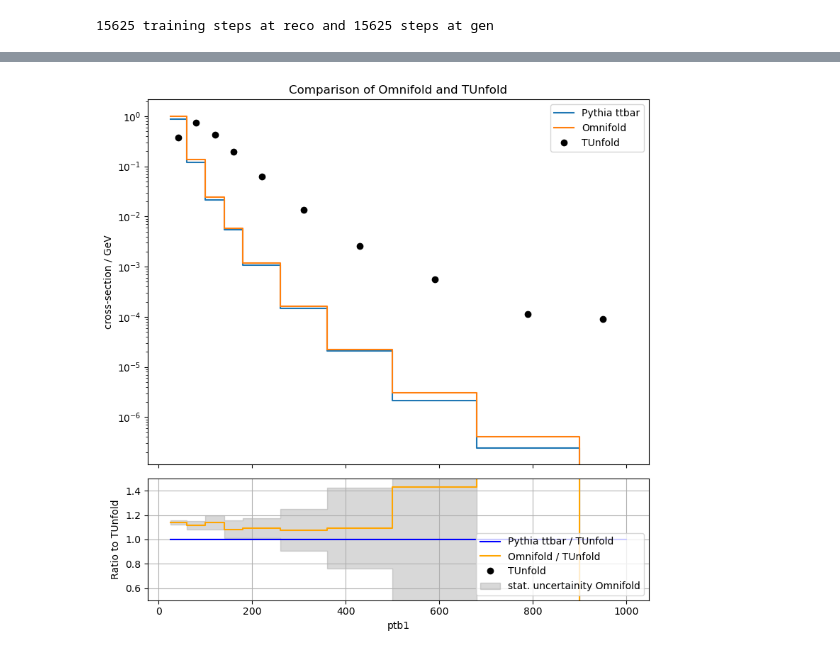
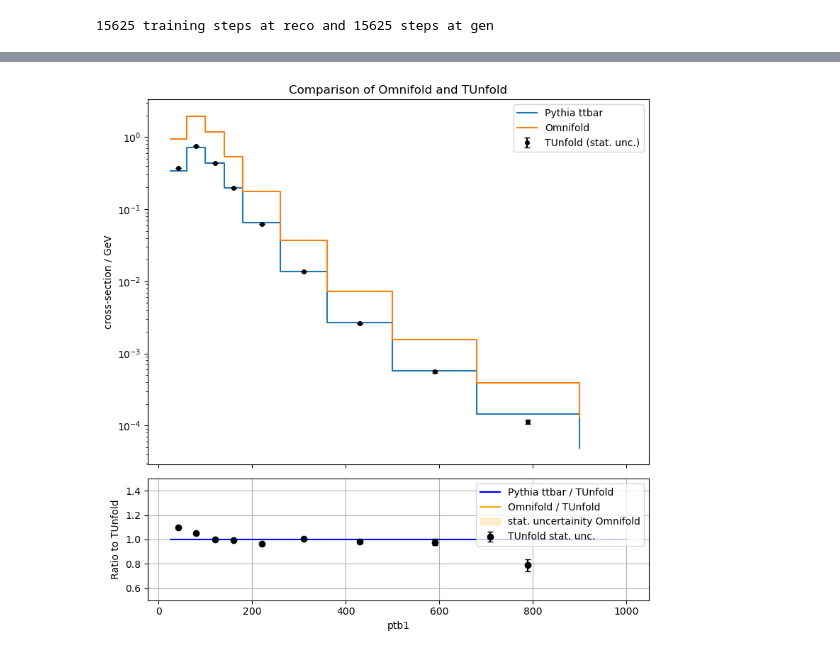
Before and after one commit to josefmurnauer/omnifold, a Jupyter notebook: Unfolding_testbook.ipynb, the cells around one changed output, grey strips where cells are left out. Drawn from its saved outputs; the diff is of its cells as text; code cells hidden in the pictures.

```diff
--- a/Unfolding_testbook.ipynb
+++ b/Unfolding_testbook.ipynb
@@ -201,10 +235,10 @@ pythia_pass_gen_test = pythia_pass_gen[random_indices_pythia_2]
 # %%
-#herwig_loader = DataLoader(reco = herwig_reco_train, gen = herwig_truth_train, weight = herwig_weights_train,
-#                           normalize=True, normalization_factor = np.sum(herwig_weights_train))
-#
-pythia_loader = DataLoader(reco = pythia_reco_train, gen = pythia_truth_train, weight = pythia_weights_train,
+pythia_loader = DataLoader(reco = X_reco_scaled, gen = X_truth_scaled, weight = pythia_weights_train,
                            pass_reco = pythia_pass_reco_train, pass_gen = pythia_pass_gen_train,
                            normalize=True, normalization_factor = np.sum(pythia_weights_train))
-data_loader = DataLoader(reco = data_array[:1_000_000], weight = data_weights[:1_000_000],
+testset_loader = DataLoader(reco = pythia_reco_test, gen = pythia_truth_test, weight = pythia_weights_test,
+                           pass_reco = pythia_pass_reco_test, pass_gen = pythia_pass_gen_test,
+                           normalize=True, normalization_factor = np.sum(pythia_weights_test))
+data_loader = DataLoader(reco = data_scaled, weight = data_weights[:1_000_000],
                        normalize=True, normalization_factor = np.sum(data_weights[:1_000_000]))
 # %% [output]
@@ -466,12 +518,12 @@ np.save("/scratch/mjosef/Unfolding/omnifold/weights_real-data_small_LR/unfolded_
 # %%
-unfolded_weights = np.load("/scratch/mjosef/Unfolding/omnifold/weights_real-data_small_LR/unfolded_weights.npy")
+unfolded_weights = np.load("/scratch/mjosef/Unfolding/omnifold/weights_real-data_scaled/unfolded_weights.npy")
 # %%
 import pickle
 import os
 # Set these to your parameters
-weights_folder = '/scratch/mjosef/Unfolding/omnifold/weights_real-data'
-name = "WWbb_transformer_real-data"
-niter = 4
+weights_folder = '/scratch/mjosef/Unfolding/omnifold/weights_real-data_scaled'
+name = "WWbb_real-data_scaled"
+niter = 3
 n_ensemble = 1
 # Loop over iterations and steps
 for iteration in range(niter):
@@ -633,29 +711,34 @@ SF = (1/luminosity)*1/train_fraction
 # -------------------------------
 observables = {
     "ptl1": 0,  # lepton pt
-    #"ptj1": 1,
-    #"ptj2": 2,
-    #"ptj3": 3,
-    #"ptj4": 4,
-    #"ptj5": 5,
-    #"ptj6": 6,
-    "ptb1": 7,
-    "ptb2": 8,
-    #"ptb3": 9,
-    #"ptb4": 10,
+    "ptb1": 1,
+    "ptb2": 2,
+    #"ptb3": 3,
+    #"ptb4": 4,
+    #"ptj1": 5,
+    #"ptj2": 6,
+    #"ptj3": 7,
+    #"ptj4": 8,
+    #"ptj5": 9,
+    #"ptj6": 10,
     "met":  11,
 }
 for obs_name, obs_index in observables.items():
 
     hist = TUnfold_incl_file[f'unfolding_{obs_name}_NOSYS']
+    rel_pt_up = TUnfold_incl_file[f'unfolding_error_{obs_name}_direct_STAT_DATA__1up;1']
+    rel_pt_down = TUnfold_incl_file[f'unfolding_error_{obs_name}_direct_STAT_DATA__1down;1']
     values = hist.values()
     edges = hist.axis().edges()
     bin_widths = np.diff(edges)
     bin_centers = 0.5 * (edges[:-1] + edges[1:])
 
-    weights_omnifold = (unfolded_weights * pythia_weights_test)[pythia_pass_gen_test & flags_mc] * SF
+    rel_unc_up_tunfold = rel_pt_up.values()
+    rel_unc_down_tunfold = rel_pt_down.values()
+
+    weights_omnifold = (unfolded_weights * testset_loader.weight)[testset_loader.pass_gen & flags_mc] * SF
     weights_omnifold2 = weights_omnifold**2
-    values_omnifold = pythia_truth_test[:,obs_index,0][pythia_pass_gen_test & flags_mc]
+    values_omnifold = testset_loader.gen[:,obs_index,0][testset_loader.pass_gen & flags_mc]
 
     # Histogram Omnifold
     counts2, _ = np.histogram(values_omnifold, bins=edges, weights=weights_omnifold)
@@ -677,17 +760,17 @@ for obs_name, obs_index in observables.items():
         sharex=True
     )
 
-    # --- Upper panel: your histograms ---
+   # --- Upper panel: your histograms ---
     counts1, bins1, _ = ax1.hist(
-        pythia_loader.gen[:,obs_index,0][pythia_loader.pass_gen],
-        weights=pythia_loader.weight[pythia_loader.pass_gen]*SF,
+        pythia_truth_test[:,obs_index,0],
+        weights=pythia_weights_test*pythia_pass_gen_test*SF,
         bins=edges,
         histtype='step',
         label='Pythia ttbar'
     )
     counts2, bins2, _ = ax1.hist(
-        pythia_truth_test[:, obs_index, 0][pythia_pass_gen_test],
-        weights=(unfolded_weights * pythia_weights_test)[pythia_pass_gen_test] * SF,
+        testset_loader.gen[:, obs_index, 0][testset_loader.pass_gen],
+        weights=(unfolded_weights * testset_loader.weight)[testset_loader.pass_gen] * SF,
         bins=edges,
         histtype='step',
         label='Omnifold'
@@ -697,12 +780,20 @@ for obs_name, obs_index in observables.items():
     counts1_density = counts1 / bin_widths
     counts2_density = counts2 / bin_widths
     values_density = values / bin_widths
+    abs_unc_up_tunfold = rel_unc_up_tunfold * values_density
+    abs_unc_down_tunfold = rel_unc_down_tunfold * values_density
 
     # Re-plot them stepwise
     ax1.cla()
     ax1.step(edges[:-1], counts1_density, where="post", label="Pythia ttbar")
     ax1.step(edges[:-1], counts2_density, where="post", label="Omnifold")
-    ax1.plot(bin_centers, values_density, 'o', color='black', label='TUnfold')
+    yerr = np.vstack((abs_unc_down_tunfold, abs_unc_up_tunfold))
+    ax1.errorbar(
+        bin_centers[:-1], values_density[:-1],
+        yerr=yerr[:,:-1],
+        fmt='o', color='black', capsize=3, markersize=4,
+        label="TUnfold (stat. unc.)"
+    )
 
     ax1.set_ylabel("cross-section / GeV")
     ax1.set_title("Comparison of Omnifold and TUnfold")
@@ -720,19 +811,30 @@ for obs_name, obs_index in observables.items():
     ratio2_step = np.append(ratio2, ratio2[-1])
     ratio3_step = np.append(ratio3, ratio3[-1])
 
-    upper = ratio2 * (1 + rel_unc_omnifold)
-    lower = ratio2 * (1 - rel_unc_omnifold)
+    upper_omnifold = ratio2 * (1 + rel_unc_omnifold)
+    lower_omnifold = ratio2 * (1 - rel_unc_omnifold)
+
+    upper_tunfold = ratio1 * (1 + rel_unc_up_tunfold)
+    lower_tunfold = ratio1 * (1 - rel_unc_down_tunfold)
+
+    err_up_tunfold = ratio1 * rel_pt_up.values()
+    err_down_tunfold = ratio1 * rel_pt_down.values()
+    yerr_tunfold = np.vstack((err_down_tunfold, err_up_tunfold))
 
     ax2.step(edges, ratio3_step, where="post", color="blue", label="Pythia ttbar / TUnfold")
     ax2.step(edges, ratio2_step, where="post", color="orange", label="Omnifold / TUnfold")
-    ax2.plot(bin_centers, ratio1, 'o', color='black', label='TUnfold')
+    ax2.errorbar(
+            bin_centers[:-1], ratio1[:-1],
+            yerr=yerr_tunfold[:,:-1],
+            fmt='o', color='black', capsize=3, label='TUnfold stat. unc.'
+    )
     ax2.fill_between(
         edges[:-1],
-        lower,
-        upper,
+        lower_omnifold,
+        upper_omnifold,
         step='post',
-        alpha=0.3,
-        color='grey',
+        alpha=0.2,
+        color='orange',
         label='stat. uncertainity Omnifold'
     )
     #ax2.axhline(1.0, color='red', linestyle='--')
@@ -750 +852 @@ for obs_name, obs_index in observables.items():
-[figure, old version]
+[figure, new version]
```
Also changed, not shown: parts of 31 cells of this notebook.
